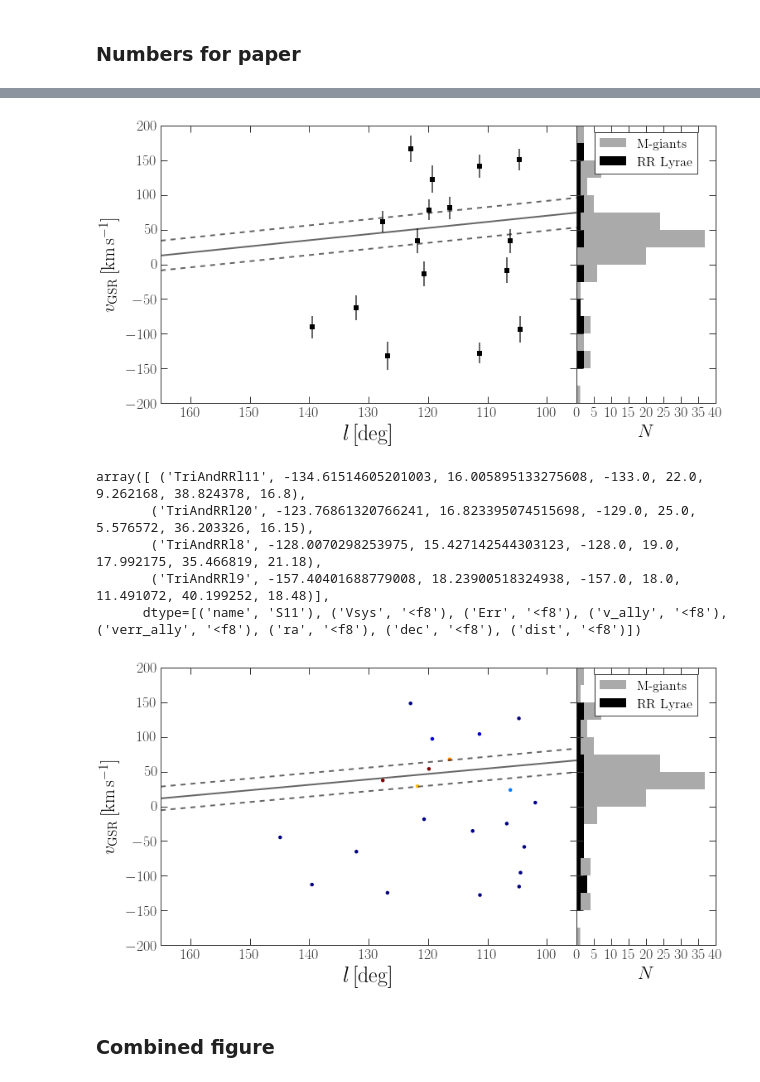
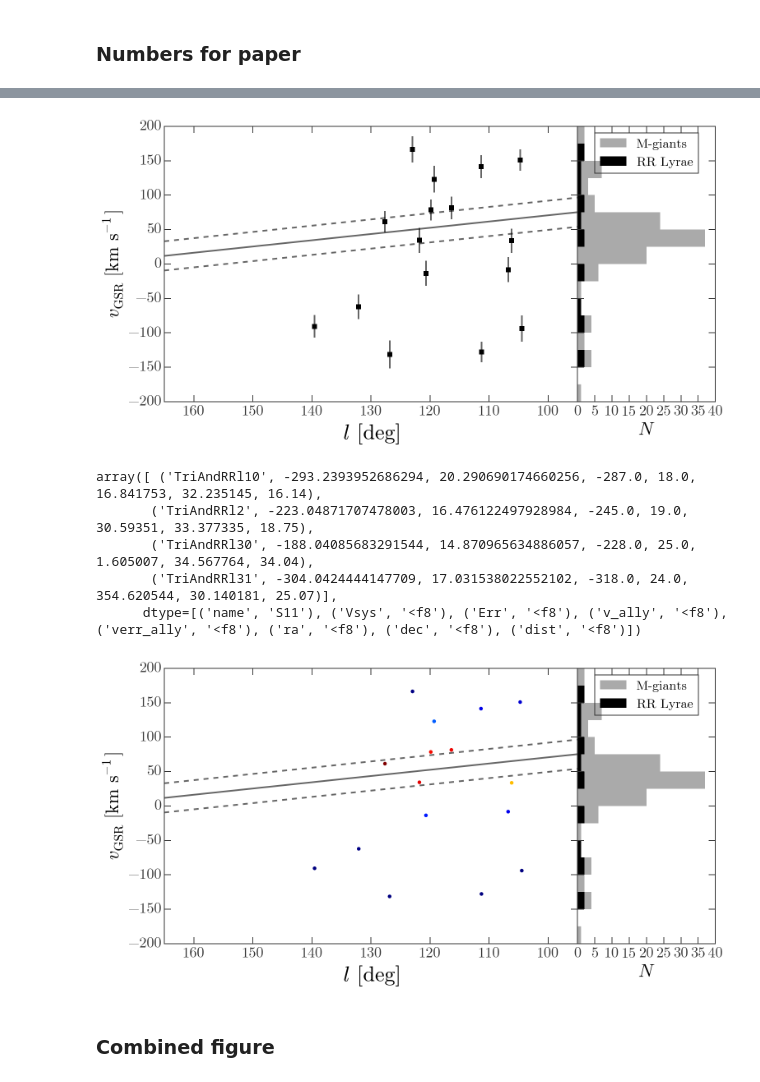
Before and after one commit to adrn/TriandRRLyrae, a Jupyter notebook: notebooks/TriAnd velocity model New.ipynb, the cells around one changed output, grey strips where cells are left out. Drawn from its saved outputs; the diff is of its cells as text; code cells hidden in the pictures.

```diff
--- a/notebooks/TriAnd velocity model New.ipynb
+++ b/notebooks/TriAnd velocity model New.ipynb
@@ -148,8 +147,8 @@ def ln_posterior(p, *args):
 args = (np.array(mgiants2['l']),np.array(mgiants2['vgsr']),np.array(mgiants2['verr']),
         rrl_l, rrl_vgsr, rrl_verr)
 
-nwalkers = 32
-sampler = emcee.EnsembleSampler(nwalkers=nwalkers, dim=5, lnpostfn=ln_posterior, args=args)
+ndim,nwalkers = 5,32
+sampler = emcee.EnsembleSampler(nwalkers, ndim, ln_posterior, args=args)
 # %%
 # initialize walkers
 p0 = np.zeros((nwalkers,sampler.dim))
@@ -167,9 +163,9 @@ for pp in p0:
     if not np.isfinite(lnp):
         print("you suck")
 # %%
-pos,prob,state = sampler.run_mcmc(p0, N=128)
+pos,prob,state,_ = sampler.run_mcmc(p0, N=128)
 sampler.reset()
-pos,prob,state = sampler.run_mcmc(pos, N=4096)
+pos,prob,state,_ = sampler.run_mcmc(pos, N=4096)
 # %%
 sampler.chain.shape
 # %% [output]
@@ -238,0 +211,12 @@ NameError: global name 'ln_likelihood_mg' is not defined
+# %%
+norm = 0.0
+mg_mem_prob = np.zeros(len(mgiants2))
+rr_mem_prob = np.zeros(len(rrl_l))
+for i in range(sampler.chain.shape[1]):
+    for j in range(sampler.chain.shape[0]):
+        ll_bg, ll_fg, ll_bg_rr, ll_fg_rr = sampler.blobs[i][j]
+        mg_mem_prob += np.exp(ll_fg - np.logaddexp(ll_fg, ll_bg))
+        rr_mem_prob += np.exp(ll_fg_rr - np.logaddexp(ll_fg_rr, ll_bg_rr))
+        norm += 1
+mg_mem_prob /= norm
+rr_mem_prob /= norm
@@ -239,3 +227,5 @@ NameError: global name 'ln_likelihood_mg' is not defined
 # %% [markdown]
 ### Numbers for paper
+# %%
+map_dv_dl, map_v0, map_triand_sigma_v, map_f_mg, map_f_rrl = sampler.flatchain[sampler.flatlnprobability.argmax()]
 # %%
@@ -333,9 +327,9 @@ ax1.set_ylabel(r"$v_{\rm GSR}\,[{\rm km} \, {\rm s}^{-1}]$")
 
 # lines
 ls = np.linspace(170, 90, 100)
-ax1.plot(ls, map_dvdl*ls + map_v0, color='k', alpha=0.6, marker=None, linestyle='-', lw=2.)
-ax1.plot(ls, map_dvdl*ls + map_v0 + map_sigma_triand, color='k', alpha=0.6, marker=None, linestyle='--', lw=2.)
-ax1.plot(ls, map_dvdl*ls + map_v0 - map_sigma_triand, color='k', alpha=0.6, marker=None, linestyle='--', lw=2.)
+ax1.plot(ls, map_dv_dl*ls + map_v0, color='k', alpha=0.6, marker=None, linestyle='-', lw=2.)
+ax1.plot(ls, map_dv_dl*ls + map_v0 + map_triand_sigma_v, color='k', alpha=0.6, marker=None, linestyle='--', lw=2.)
+ax1.plot(ls, map_dv_dl*ls + map_v0 - map_triand_sigma_v, color='k', alpha=0.6, marker=None, linestyle='--', lw=2.)
 
 bins = np.linspace(-200, 200, 17)
 ax2.hist(mgiants['vr'], bins=bins, orientation='horizontal', color='#aaaaaa', label='M-giants')
@@ -351,49 +345,49 @@ ax2.set_ylim(bins.min(), bins.max())
 
 fig.subplots_adjust(wspace=0)
 # %% [output]
-[figure, old version]
+[figure, new version]
 # %%
 # The 4 with highest prob
-all_rrl[rrl_mem_prob > 5E-2]
+all_rrl[rr_mem_prob > 0.3]
 # %% [output]
-array([ ('TriAndRRl11', -134.61514605201003, 16.005895133275608, -133.0, 22.0, 9.262168, 38.824378, 16.8),
-       ('TriAndRRl20', -123.76861320766241, 16.823395074515698, -129.0, 25.0, 5.576572, 36.203326, 16.15),
-       ('TriAndRRl8', -128.0070298253975, 15.427142544303123, -128.0, 19.0, 17.992175, 35.466819, 21.18),
-       ('TriAndRRl9', -157.40401688779008, 18.23900518324938, -157.0, 18.0, 11.491072, 40.199252, 18.48)],
+array([ ('TriAndRRl10', -293.2393952686294, 20.290690174660256, -287.0, 18.0, 16.841753, 32.235145, 16.14),
+       ('TriAndRRl2', -223.04871707478003, 16.476122497928984, -245.0, 19.0, 30.59351, 33.377335, 18.75),
+       ('TriAndRRl30', -188.04085683291544, 14.870965634886057, -228.0, 25.0, 1.605007, 34.567764, 34.04),
+       ('TriAndRRl31', -304.0424444147709, 17.031538022552102, -318.0, 24.0, 354.620544, 30.140181, 25.07)],
       dtype=[('name', 'S11'), ('Vsys', '<f8'), ('Err', '<f8'), ('v_ally', '<f8'), ('verr_ally', '<f8'), ('ra', '<f8'), ('dec', '<f8'), ('dist', '<f8')])
 # %%
 fig = plt.figure(figsize=(12,6))
 
 gs = GridSpec(1, 4)
 ax1 = fig.add_subplot(gs[:3])
 ax2 = fig.add_subplot(gs[3])
 
-s = ax1.scatter(rrl_l, rrl_vgsr, c=rrl_mem_prob) #, vmin=0, vmax=1.)
+s = ax1.scatter(rrl_l, rrl_vgsr, c=rr_mem_prob) #, vmin=0, vmax=1.)
 ax1.set_xlim(165, 95)
 ax1.set_xlabel(r"$l\,{\rm [deg]}$", fontsize=26)
 ax1.set_ylabel(r"$v_{\rm GSR}\,[{\rm km} \, {\rm s}^{-1}]$")
 
 # lines
 ls = np.linspace(170, 90, 100)
-ax1.plot(ls, map_dvdl*ls + map_v0, color='k', alpha=0.6, marker=None, linestyle='-', lw=2.)
-ax1.plot(ls, map_dvdl*ls + map_v0 + map_sigma_triand, color='k', alpha=0.6, marker=None, linestyle='--', lw=2.)
-ax1.plot(ls, map_dvdl*ls + map_v0 - map_sigma_triand, color='k', alpha=0.6, marker=None, linestyle='--', lw=2.)
+ax1.plot(ls, map_dv_dl*ls + map_v0, color='k', alpha=0.6, marker=None, linestyle='-', lw=2.)
+ax1.plot(ls, map_dv_dl*ls + map_v0 + map_triand_sigma_v, color='k', alpha=0.6, marker=None, linestyle='--', lw=2.)
+ax1.plot(ls, map_dv_dl*ls + map_v0 - map_triand_sigma_v, color='k', alpha=0.6, marker=None, linestyle='--', lw=2.)
 
 bins = np.linspace(-200, 200, 17)
 ax2.hist(mgiants['vr'], bins=bins, orientation='horizontal', color='#aaaaaa', label='M-giants')
 # ax2.hist(mgiants['vr'][high_prob_ix], bins=bins, orientation='horizontal', color='#aaaaaa', label='M-giants')
 ax2.hist(rrl_vgsr, bins=bins, orientation='horizontal', color='k', label='RR Lyrae')
 ax2.legend(loc='upper center', fontsize=16)
 
 ax2.set_xlabel("$N$")
 ax2.yaxis.set_ticklabels([])
 
 ax1.set_ylim(bins.min(), bins.max())
 ax2.set_ylim(bins.min(), bins.max())
 
 fig.subplots_adjust(wspace=0)
 # %% [output]
-[figure, old version]
+[figure, new version]
 # %% [markdown]
 ### Combined figure
 # %%
```
Also changed, not shown: parts of 16 cells of this notebook, 5 other files.
